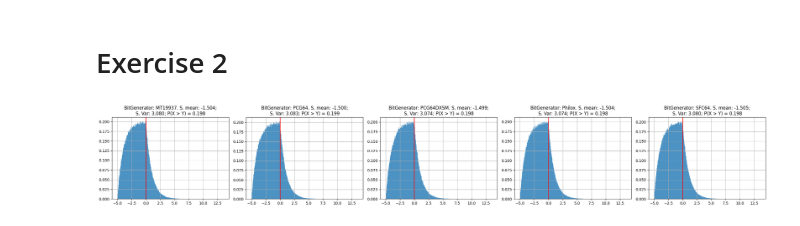
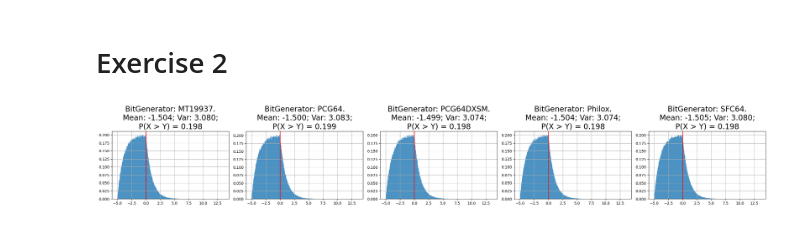
Before and after one commit to DaMole98/SPE-labs, a Jupyter notebook: HW-1/HW1.ipynb, the cells around one changed output. Drawn from its saved outputs; the diff is of its cells as text; code cells hidden in the pictures.

```diff
--- a/HW-1/HW1.ipynb
+++ b/HW-1/HW1.ipynb
@@ -62,7 +62,7 @@ for ax, (name, samples) in zip(axes, samples_from_rng.items()):
     mean = np.mean(samples)
     var = np.var(samples)
     ax.hist(samples, bins=500, density=True, alpha=0.8)
-    ax.set_title(f"BitGenerator: {name}. S. mean: {mean:.3f}; S. Var: {var:.3f}",)
+    ax.set_title(f"BitGenerator: {name}.\nMean: {mean:.3f};  Var: {var:.3f}", fontsize=20)
     ax.grid(True)
 
 for i in range(len(samples_from_rng), len(axes)):
@@ -113,32 +113,32 @@ for rng in all_rngs:
 #Plotting from different rng algorithms
 
 n = len(samples_from_rng)
 
 rows = 1
 cols = n
 
 fig, axes = plt.subplots(rows, cols, figsize=(5 * cols, 4 * rows), sharex=True)
 axes = axes.flatten()
 
 for ax, (name, samples) in zip(axes, samples_from_rng.items()):
     # Calculate deltas just for plotting
     deltas = [sample['exponential'] - sample['uniform'] for sample in samples]
     mean = np.mean(deltas)
     var = np.var(deltas)
 
     # Probability of X > Y
     positive_rate = np.sum(np.array(deltas) > 0) / len(deltas)
     ax.hist(deltas, bins=500, density=True, alpha=0.8)
-    ax.set_title(f"BitGenerator: {name}. S. mean: {mean:.3f};\nS. Var: {var:.3f}; P(X > Y) = {positive_rate:.3f}",)
+    ax.set_title(f"BitGenerator: {name}.\nMean: {mean:.3f}; Var: {var:.3f};\nP(X > Y) = {positive_rate:.3f}", fontsize=20)
     ax.grid(True)
 
     # Add a vertical red line at x = 0
     ax.axvline(x=0, color='red', linestyle='-', linewidth=1.5)
 
 for i in range(len(samples_from_rng), len(axes)):
     fig.delaxes(axes[i])
 
 plt.tight_layout()
 plt.show()
 # %% [output]
-[figure, old version]
+[figure, new version]
```
Also changed, not shown: parts of 1 cell of this notebook, 4 other files.
